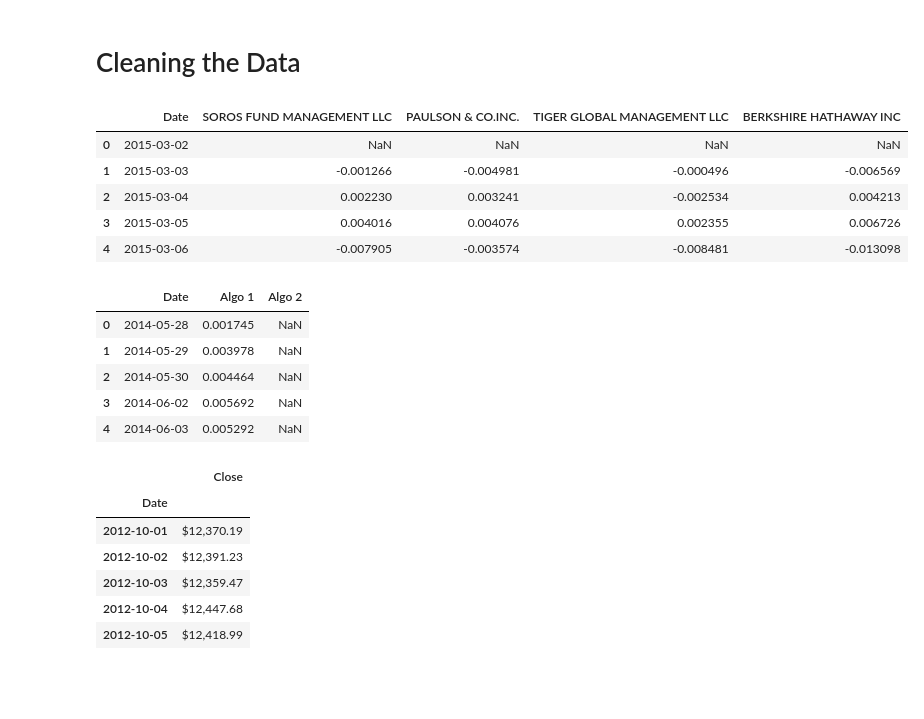
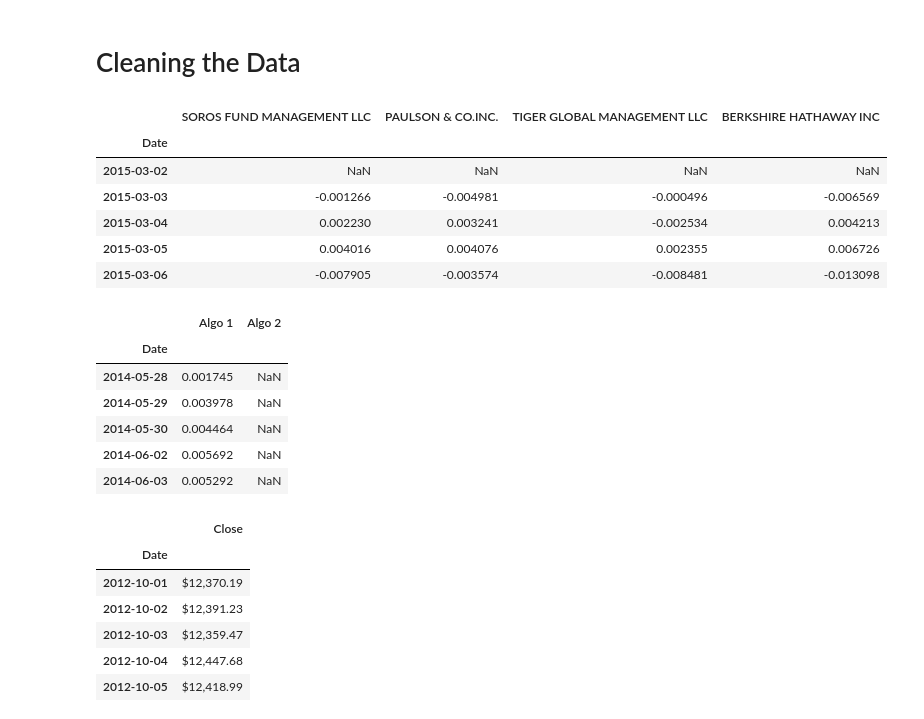
Before and after one commit to sophiepearldgn/Module-4, a Jupyter notebook: Module4.ipynb, the cells around one changed output. Cells and saved outputs as stored; diff of their text form; code cells hidden in the pictures; blank space fills up the shorter version.

Commit message:
fixed index

```diff
--- a/Module4.ipynb
+++ b/Module4.ipynb
@@ -24,24 +24,29 @@ from pathlib import Path
 # %%
 # Read in data
 csv_path =  Path("Starter_code/Resources/whale_returns.csv")
-whale_returns = pd.read_csv(csv_path, infer_datetime_format=True)
+whale_returns = pd.read_csv(csv_path,index_col='Date',infer_datetime_format=True)
+#whale_returns['row_number'] = whale_returns.reset_index().index
 whale_returns.head()
 # %% [output]
-|  | Date | SOROS FUND MANAGEMENT LLC | PAULSON & CO.INC. | TIGER GLOBAL MANAGEMENT LLC | BERKSHIRE HATHAWAY INC |
-| 0 | 2015-03-02 | NaN | NaN | NaN | NaN |
-| 1 | 2015-03-03 | -0.001266 | -0.004981 | -0.000496 | -0.006569 |
-| 2 | 2015-03-04 | 0.002230 | 0.003241 | -0.002534 | 0.004213 |
-| 3 | 2015-03-05 | 0.004016 | 0.004076 | 0.002355 | 0.006726 |
-| 4 | 2015-03-06 | -0.007905 | -0.003574 | -0.008481 | -0.013098 |
+|  | SOROS FUND MANAGEMENT LLC | PAULSON & CO.INC. | TIGER GLOBAL MANAGEMENT LLC | BERKSHIRE HATHAWAY INC |
+| Date |  |  |  |  |
+| 2015-03-02 | NaN | NaN | NaN | NaN |
+| 2015-03-03 | -0.001266 | -0.004981 | -0.000496 | -0.006569 |
+| 2015-03-04 | 0.002230 | 0.003241 | -0.002534 | 0.004213 |
+| 2015-03-05 | 0.004016 | 0.004076 | 0.002355 | 0.006726 |
+| 2015-03-06 | -0.007905 | -0.003574 | -0.008481 | -0.013098 |
 # %%
 # Read in data
 csv_path2 =  Path("Starter_code/Resources/algo_returns.csv")
-algo_returns = pd.read_csv(csv_path2, infer_datetime_format=True)
+algo_returns = pd.read_csv(csv_path2, index_col='Date',infer_datetime_format=True)
+#algo_returns['row_number'] = algo_returns.reset_index().index
 algo_returns.head()
+# ,  index_col='Date'
 # %% [output]
-|  | Date | Algo 1 | Algo 2 |
-| 0 | 2014-05-28 | 0.001745 | NaN |
-| 1 | 2014-05-29 | 0.003978 | NaN |
-| 2 | 2014-05-30 | 0.004464 | NaN |
-| 3 | 2014-06-02 | 0.005692 | NaN |
-| 4 | 2014-06-03 | 0.005292 | NaN |
+|  | Algo 1 | Algo 2 |
+| Date |  |  |
+| 2014-05-28 | 0.001745 | NaN |
+| 2014-05-29 | 0.003978 | NaN |
+| 2014-05-30 | 0.004464 | NaN |
+| 2014-06-02 | 0.005692 | NaN |
+| 2014-06-03 | 0.005292 | NaN |
```
Also changed, not shown: parts of 9 cells of this notebook.
